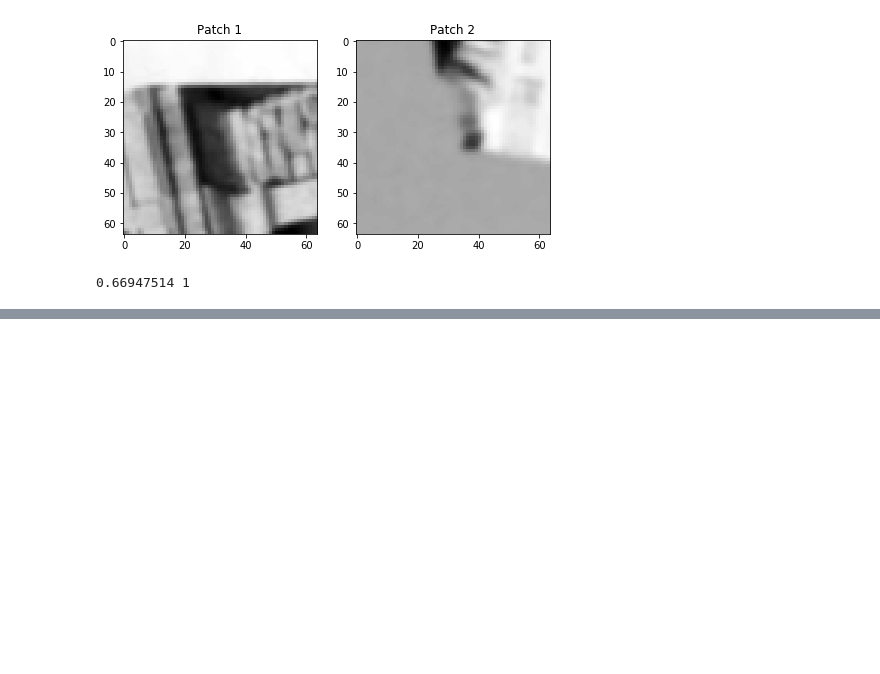
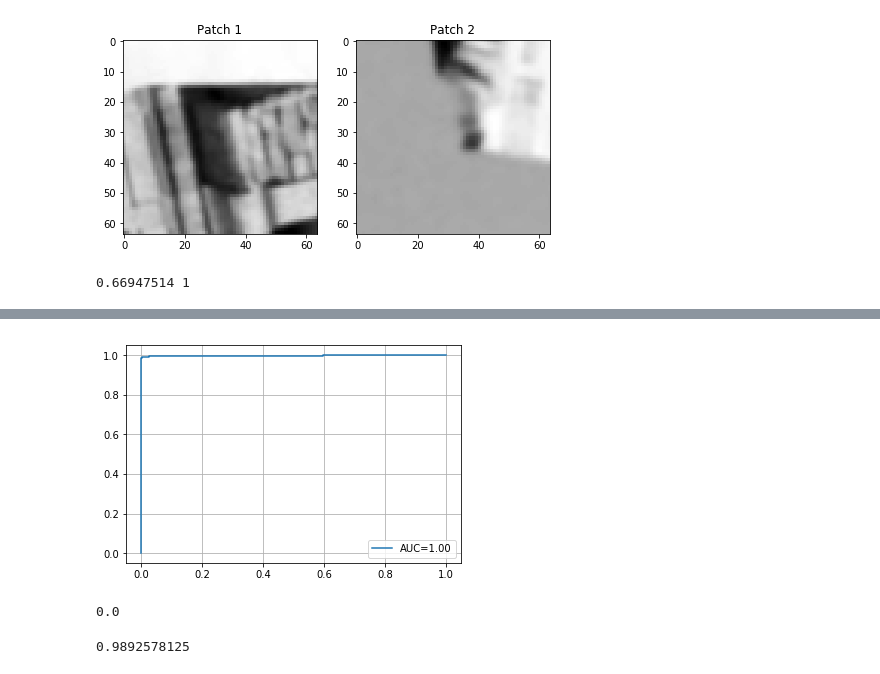
Before and after one commit to semyonkozlov/abbyy-diploma, a Jupyter notebook: descriptor/siamese/siam-l2.ipynb, the cells around one changed output, grey strips where cells are left out. Cells and saved outputs as stored; diff of their text form; code cells hidden in the pictures; blank space fills up the shorter version.

```diff
--- a/descriptor/siamese/siam-l2.ipynb
+++ b/descriptor/siamese/siam-l2.ipynb
@@ -277,0 +296,15 @@ print(pred[x], true[x])
+# %%
+%autoreload
+from utils import create_text_patches_generator
+
+BATCH_SIZE = 128
+NUM_TRAIN_STEPS = 10
+NUM_VAL_STEPS = 5
+
+train_generator = create_text_patches_generator(train_csv_files, BATCH_SIZE, augmentate=True)
+validation_generator = create_text_patches_generator(val_csv_files, BATCH_SIZE, augmentate=False)
+
+tensorboard = BatchTensorBoard(log_dir='siam-l2-texts-logs')
+lr_reducer = ReduceLROnPlateau(monitor='val_loss', factor=0.5, patience=5, min_lr=1e-5)
+stopper = EarlyStopping(monitor='val_loss', patience=10)
+checkpointer = ModelCheckpoint('siam-l2-texts-weights.hdf5')
@@ -277,0 +313,4 @@ print(pred[x], true[x])
+# %%
+history = model.fit_generator(train_generator, steps_per_epoch=NUM_TRAIN_STEPS, epochs=100,
+    validation_data=validation_generator, validation_steps=NUM_VAL_STEPS,
+    callbacks=[tensorboard, lr_reducer, stopper, checkpointer], use_multiprocessing=True)
@@ -277,0 +336,5 @@ print(pred[x], true[x])
+# %%
+inputs, true = next(create_text_patches_generator(val_csv_files, 1024, augmentate=True))
+# %%
+pred = model.predict(inputs, verbose=1)
+pred = pred.ravel()
@@ -277,0 +343,19 @@ print(pred[x], true[x])
+# %%
+from sklearn.metrics import roc_curve, auc
+
+fpr, tpr, thresholds = roc_curve(true, pred)
+roc_auc = auc(fpr, tpr)
+plt.grid()
+plt.plot(fpr, tpr, label=f'AUC={roc_auc:0.2f}')
+plt.legend()
+plt.show()
+# %% [output]
+[figure, added]
+# %%
+fpr95(fpr, tpr)
+# %% [output]
+0.0
+# %%
+accuracy_score(pred > 0.2, true)
+# %% [output]
+0.9892578125
```
Also changed, not shown: parts of 17 cells of this notebook, 2 other files.
